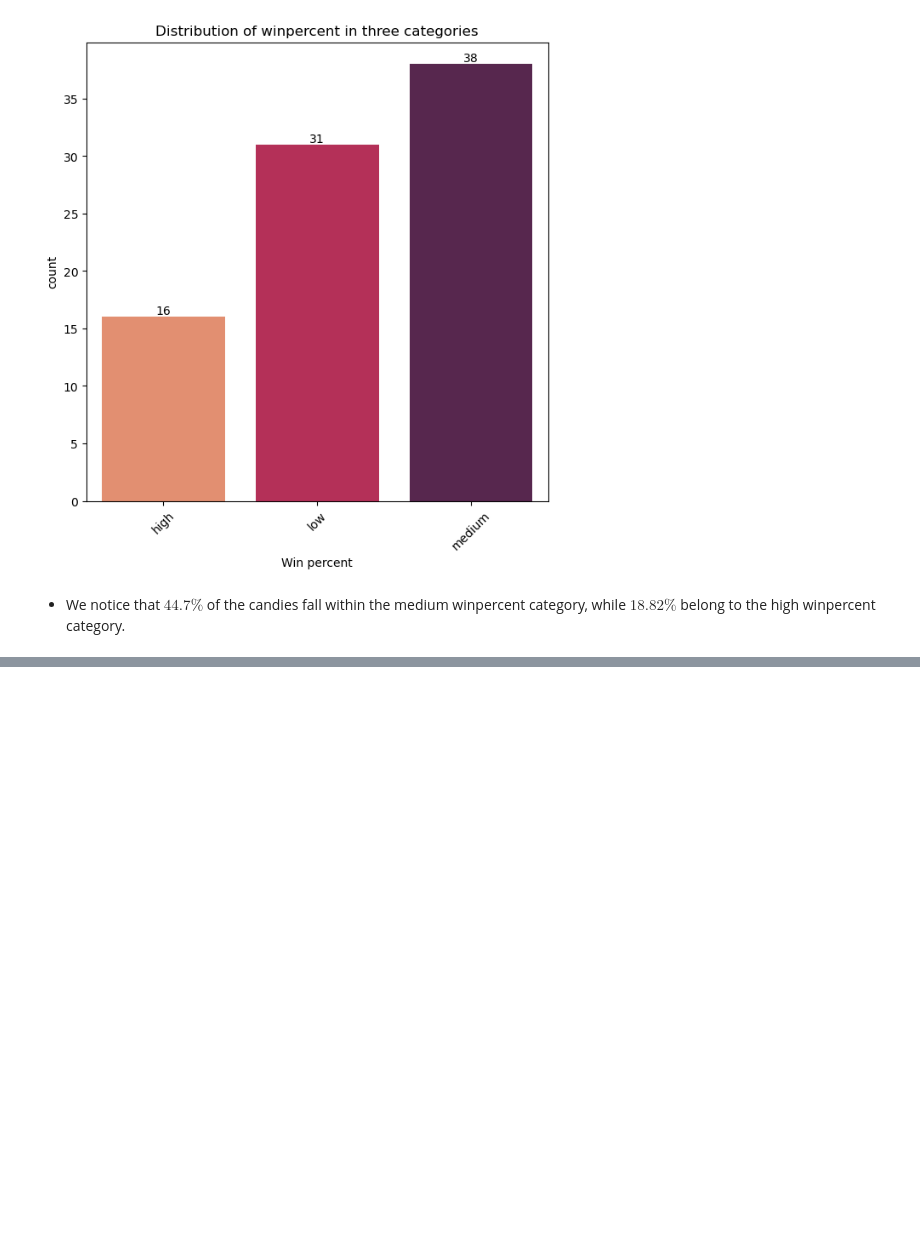
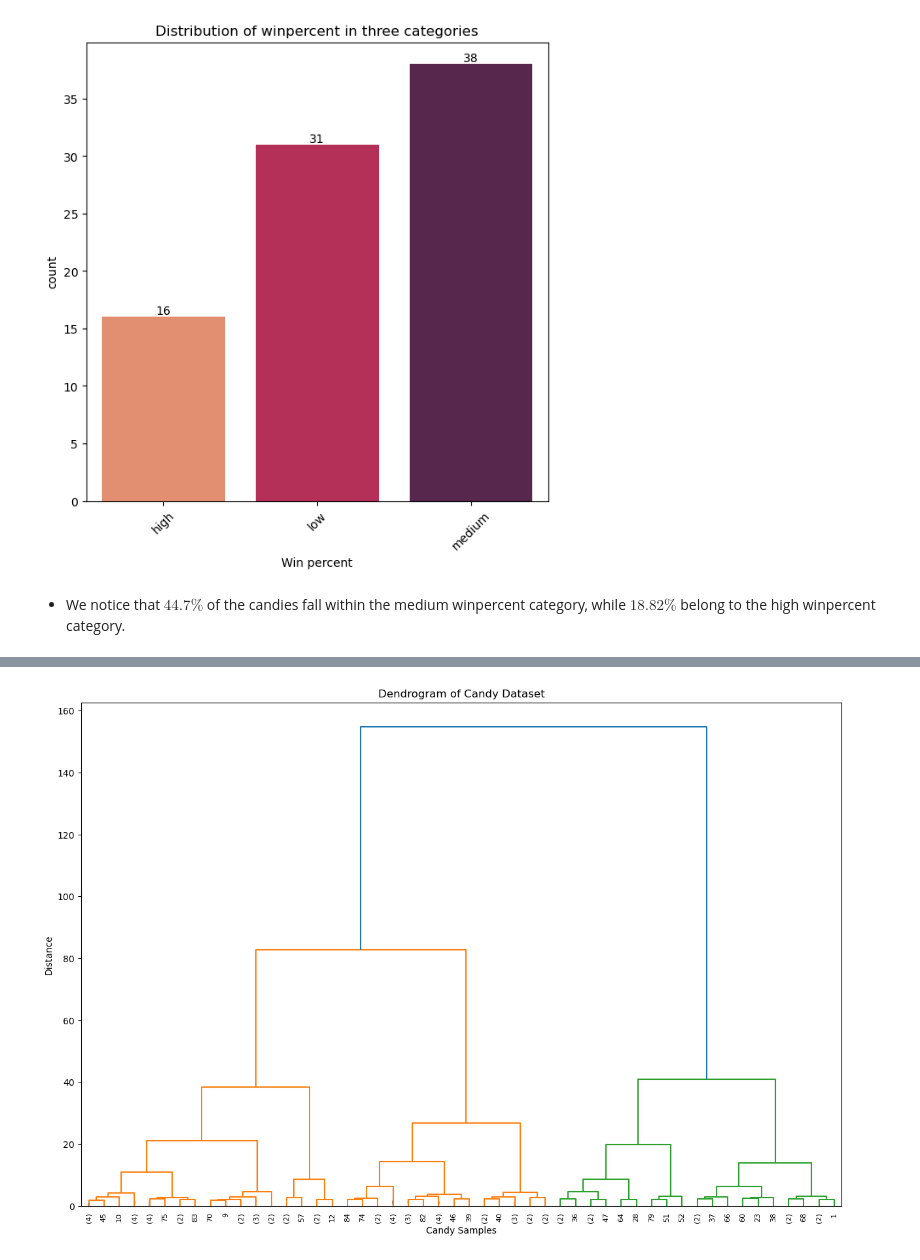
Before and after one commit to Jrana1/Candy-Ranking-Analysis, a Jupyter notebook: Lidl-Analytics-Case-Study.ipynb, the cells around one changed output, grey strips where cells are left out. Drawn from its saved outputs; the diff is of its cells as text; code cells hidden in the pictures; blank space fills up the shorter version.

```diff
--- a/Lidl-Analytics-Case-Study.ipynb
+++ b/Lidl-Analytics-Case-Study.ipynb
@@ -297,0 +409,29 @@ plt.show()
+# %%
+
+from scipy.cluster.hierarchy import dendrogram, linkage
+
+
+
+# Selecting relevant columns for clustering
+X = df.iloc[:, 1:-1].values  # Excluding 'competitorname' and 'winpercent' columns
+
+# Applying hierarchical/agglomerative clustering using linkage and defining the method (e.g., 'ward')
+linked = linkage(X, 'ward')
+
+# Plotting the dendrogram
+plt.figure(figsize=(15, 10))
+dendrogram(linked,
+           orientation='top',
+           distance_sort='descending',
+           show_leaf_counts=True,
+           truncate_mode='lastp',
+           p=50,  # Adjust the number of leaf nodes to display
+           leaf_rotation=90.,
+           leaf_font_size=8.,
+           show_contracted=True)
+plt.title('Dendrogram of Candy Dataset')
+plt.xlabel('Candy Samples')
+plt.ylabel('Distance')
+plt.show()
+# %% [output]
+[figure, added]
```
Also changed, not shown: parts of 35 cells of this notebook.
